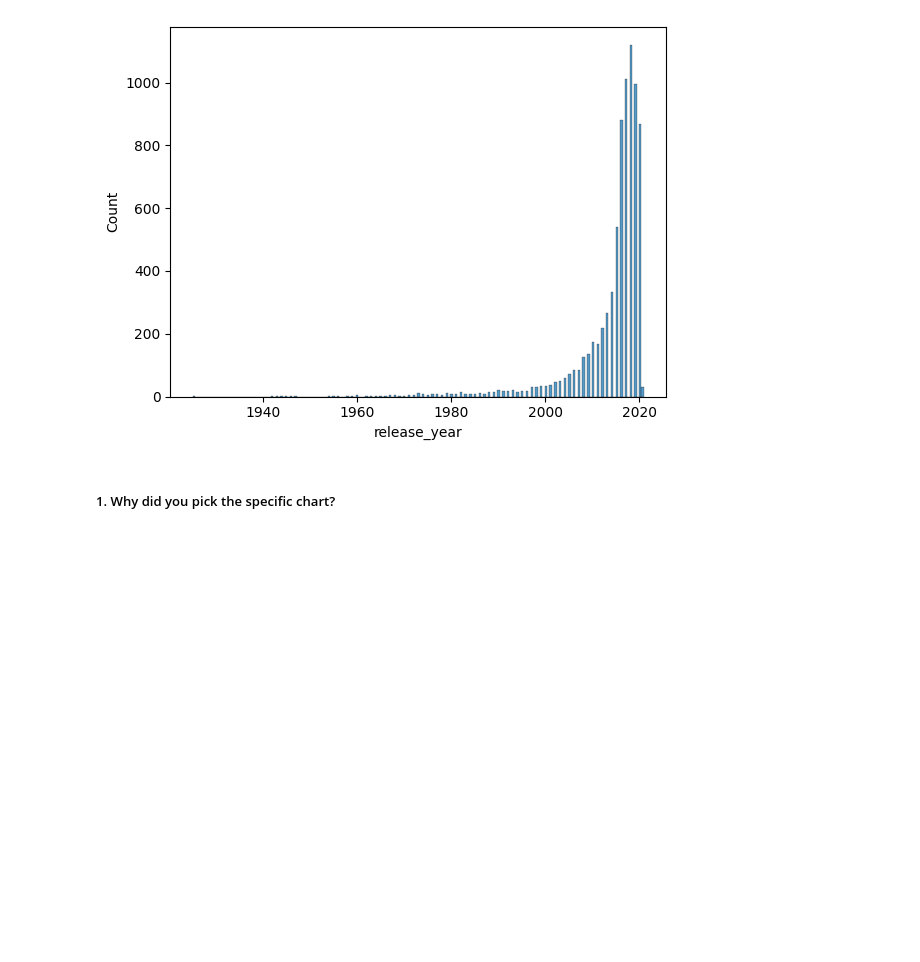
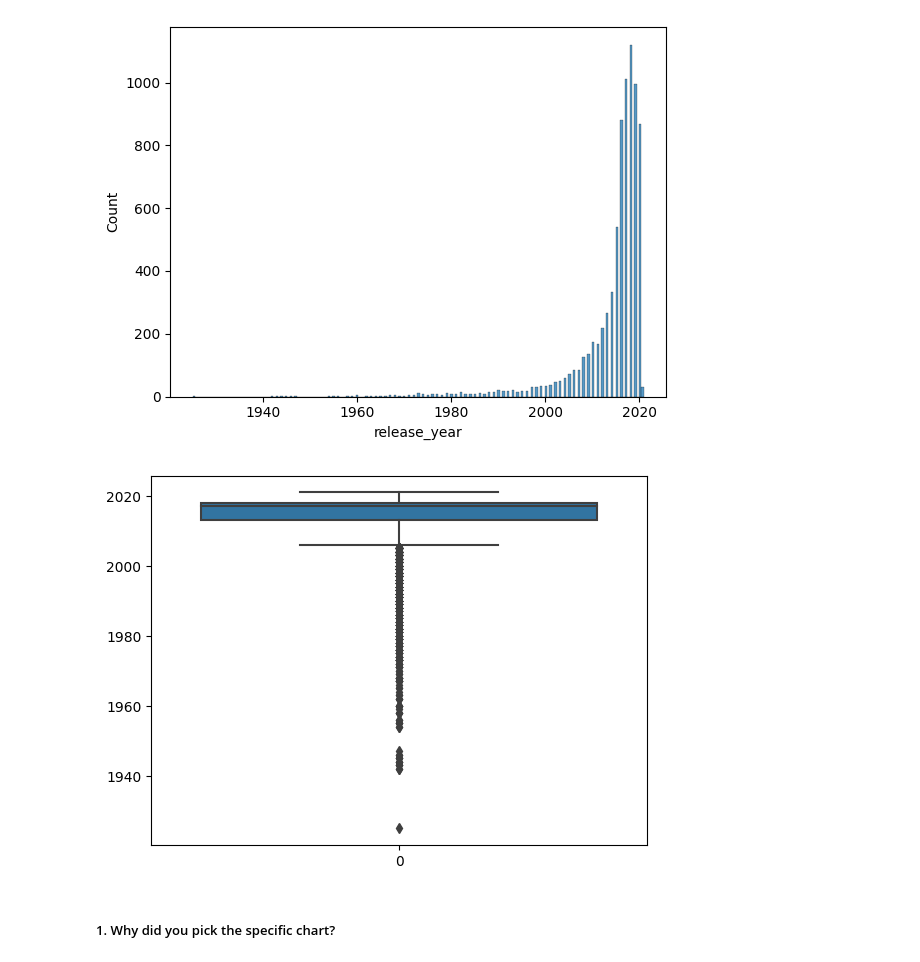
Before and after one commit to 007tickooayush/ML-Unsupervised-Netflix-Clustering-Recommendation-Project, a Jupyter notebook: Ayush_Tickoo_ML_Capstone_Unsupervised_Project.ipynb, the cells around one changed output. Saved outputs shown, nothing was run; the diff lists cells and outputs as text; code cells hidden in the pictures; blank space fills up the shorter version.

```diff
--- a/Ayush_Tickoo_ML_Capstone_Unsupervised_Project.ipynb
+++ b/Ayush_Tickoo_ML_Capstone_Unsupervised_Project.ipynb
@@ -456,3 +501,9 @@ sns.histplot(df['release_year'])
 plt.show()
 # %% [output]
 [figure]
+# %%
+# countplot and boxplot for release_year
+sns.boxplot(df['release_year'])
+plt.show()
+# %% [output]
+[figure, added]
```
Also changed, not shown: parts of 14 cells of this notebook.
